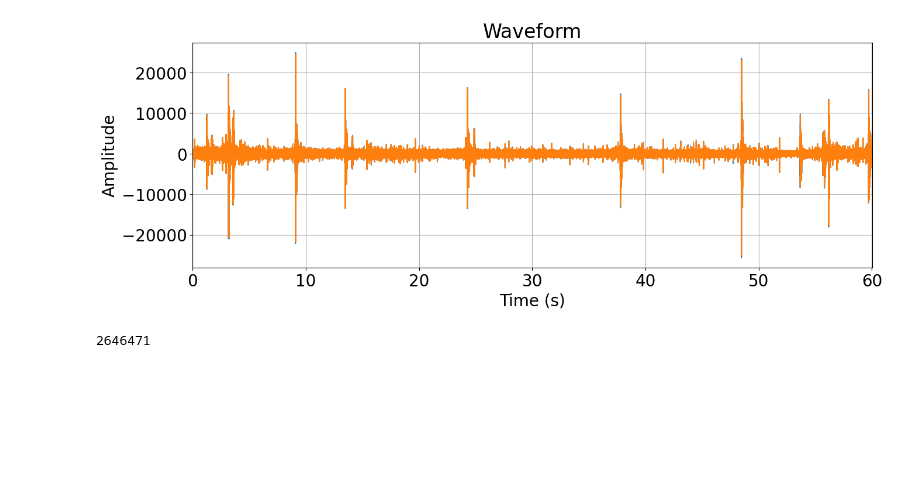
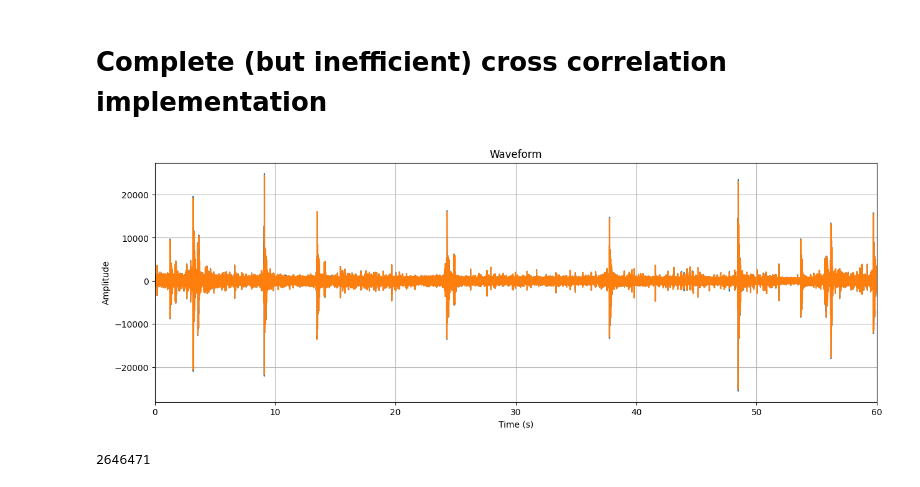
Before and after one commit to bradlipovsky/interferometry-for-orcas, a Jupyter notebook: xc.ipynb, the cells around one changed output. Drawn from its saved outputs; the diff is of its cells as text; code cells hidden in the pictures; blank space fills up the shorter version.

```diff
--- a/xc.ipynb
+++ b/xc.ipynb
@@ -1,32 +1,34 @@
+# %% [markdown]
+# Complete (but inefficient) cross correlation implementation
 # %%
 import matplotlib.pyplot as plt
 import numpy as np
 import scipy.io.wavfile as wavfile
 from scipy.signal import detrend
 
 # Load the WAV file
-sample_rate, data = wavfile.read('/home/sjuber/2024-11-09_13.49.00_to_13.49.30.wav')
-#sample_rate, data = wavfile.read('2024-11-09_13.49.00_to_13.49.30.wav')
+# sample_rate, data = wavfile.read('/home/sjuber/2024-11-09_13.49.00_to_13.49.30.wav')
+sample_rate, data = wavfile.read('2024-11-09_13.49.00_to_13.49.30.wav')
 #sample_rate, data = wavfile.read('/home/sjuber/5s_100Hz_tone.wav')
 
 # # pick one channel
 # if data.ndim > 1:
 #     data = data[:, 1]
 
 # Create a time array
 times = np.arange(len(data)) / sample_rate
 
 # Plot the waveform
 plt.figure(figsize=(15, 5))
 plt.plot(times, data)
 plt.title('Waveform')
 plt.xlabel('Time (s)')
 plt.ylabel('Amplitude')
 plt.xlim(times[0], times[-1])
 plt.grid()
 plt.show()
 # %% [output]
-[figure, old version]
+[figure, new version]
 # %%
 print(len(data))
 # %% [output]
```
Also changed, not shown: parts of 7 cells of this notebook, 3 other files.
